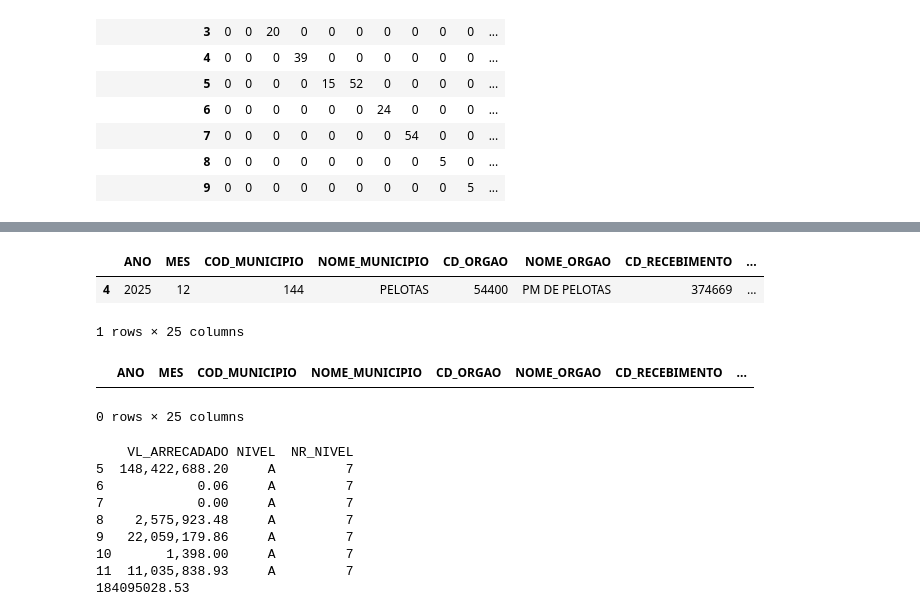
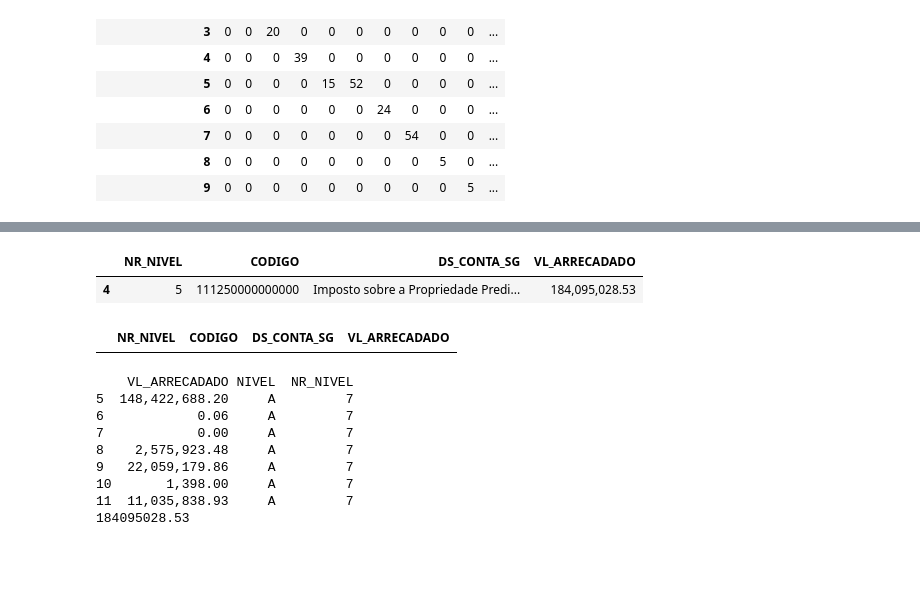
Before and after one commit to RafaelsBahr/Pelotas-Budget-Pipeline, a Jupyter notebook: notebooks/01_exploracao.ipynb, the cells around one changed output, grey strips where cells are left out. Drawn from its saved outputs; the diff is of its cells as text; code cells hidden in the pictures; blank space fills up the shorter version.

```diff
--- a/notebooks/01_exploracao.ipynb
+++ b/notebooks/01_exploracao.ipynb
@@ -30,17 +73,17 @@ Anotações sobre a exploração do arquivo receita_2025.csv:
 # %%
-filtro_nivel_a = df["NIVEL"] == "A"
-filtro_nivel_s = df["NIVEL"] == "S"
-filtro_nr_nivel_1 = df["NR_NIVEL"] == 1
-filtro_nr_nivel_2 = df["NR_NIVEL"] == 2
-filtro_nr_nivel_3 = df["NR_NIVEL"] == 3
-filtro_nr_nivel_4 = df["NR_NIVEL"] == 4
-filtro_nr_nivel_5 = df["NR_NIVEL"] == 5
-filtro_nr_nivel_6 = df["NR_NIVEL"] == 6
-filtro_nr_nivel_7 = df["NR_NIVEL"] == 7
-filtro_nr_nivel_8 = df["NR_NIVEL"] == 8
+filtro_nivel_a = receita_2025["NIVEL"] == "A"
+filtro_nivel_s = receita_2025["NIVEL"] == "S"
+filtro_nr_nivel_1 = receita_2025["NR_NIVEL"] == 1
+filtro_nr_nivel_2 = receita_2025["NR_NIVEL"] == 2
+filtro_nr_nivel_3 = receita_2025["NR_NIVEL"] == 3
+filtro_nr_nivel_4 = receita_2025["NR_NIVEL"] == 4
+filtro_nr_nivel_5 = receita_2025["NR_NIVEL"] == 5
+filtro_nr_nivel_6 = receita_2025["NR_NIVEL"] == 6
 
+# código da conta como texto, para usar startswith (a coluna original continua intacta)
+receita_2025["CODIGO"] = receita_2025["CD_CONTA_SG"].astype(str)
 
-df["VL_ARRECADADO"].sum()
+receita_2025["VL_ARRECADADO"].sum()
 # %% [output]
 np.float64(10455427845.77)
 # %% [markdown]
@@ -231,9 +174,6 @@ A linha S é a soma das linhas A abaixo dela.!
 # %%
-df_filtrado = df[filtro_nr_nivel_6]
-serie_limpa = df_filtrado["CD_CONTA_SG"].astype(str).str.rstrip("0")
-serie_limpa.str.len().mean()
-df["caracteres_codigo"] = df["CD_CONTA_SG"].astype(str).str.rstrip("0").str.len()
-pd.crosstab(df["NR_NIVEL"], df["caracteres_codigo"])
+receita_2025["caracteres_codigo"] = receita_2025["CD_CONTA_SG"].astype(str).str.rstrip("0").str.len()
+pd.crosstab(receita_2025["NR_NIVEL"], receita_2025["caracteres_codigo"])
 # %% [output]
 | caracteres_codigo | 1 | 2 | 3 | 4 | 5 | 6 | 7 | 8 | 10 | 14 | ... |
 | NR_NIVEL |  |  |  |  |  |  |  |  |  |  | ... |
@@ -295,7 +193,8 @@ Name: 5, dtype: object
 # %%
 # Nível 1
 codigo_folha = "111250010000001"
+colunas_ramo = ["NR_NIVEL", "CODIGO", "DS_CONTA_SG", "VL_ARRECADADO"]
 codigo = codigo_folha[:1]
-filtro_codigo = df["CD_CONTA_SG"].str.startswith(codigo)
-df[(filtro_nivel_s) & (filtro_nr_nivel_1) & (filtro_codigo)].iloc[0]
+filtro_codigo = receita_2025["CODIGO"].str.startswith(codigo)
+receita_2025[(filtro_nivel_s) & (filtro_nr_nivel_1) & (filtro_codigo)][colunas_ramo]
 # %% [output]
@@ -388,18 +227,16 @@ Name: 3, dtype: object
 # %%
 # Nível 5
 codigo = codigo_folha[:6]
-filtro_codigo = df["CD_CONTA_SG"].str.startswith(codigo)
-df[(filtro_nivel_s) & (filtro_nr_nivel_5) & (filtro_codigo)]
+filtro_codigo = receita_2025["CODIGO"].str.startswith(codigo)
+receita_2025[(filtro_nivel_s) & (filtro_nr_nivel_5) & (filtro_codigo)][colunas_ramo]
 # %% [output]
-|  | ANO | MES | COD_MUNICIPIO | NOME_MUNICIPIO | CD_ORGAO | NOME_ORGAO | CD_RECEBIMENTO | ... |
-| 4 | 2025 | 12 | 144 | PELOTAS | 54400 | PM DE PELOTAS | 374669 | ... |
+|  | NR_NIVEL | CODIGO | DS_CONTA_SG | VL_ARRECADADO |
+| 4 | 5 | 111250000000000 | Imposto sobre a Propriedade Predi... | 184,095,028.53 |
-1 rows × 25 columns
 # %%
-# Nível 6
+# Nível 6 (o ramo não tem linha S neste nível)
 codigo = codigo_folha[:7]
-filtro_codigo = df["CD_CONTA_SG"].str.startswith(codigo)
-df[(filtro_nivel_s) & (filtro_nr_nivel_6) & (filtro_codigo)]
+filtro_codigo = receita_2025["CODIGO"].str.startswith(codigo)
+receita_2025[(filtro_nivel_s) & (filtro_nr_nivel_6) & (filtro_codigo)][colunas_ramo]
 # %% [output]
-|  | ANO | MES | COD_MUNICIPIO | NOME_MUNICIPIO | CD_ORGAO | NOME_ORGAO | CD_RECEBIMENTO | ... |
+|  | NR_NIVEL | CODIGO | DS_CONTA_SG | VL_ARRECADADO |
-0 rows × 25 columns
 # %%
```
Also changed, not shown: parts of 72 cells of this notebook.
